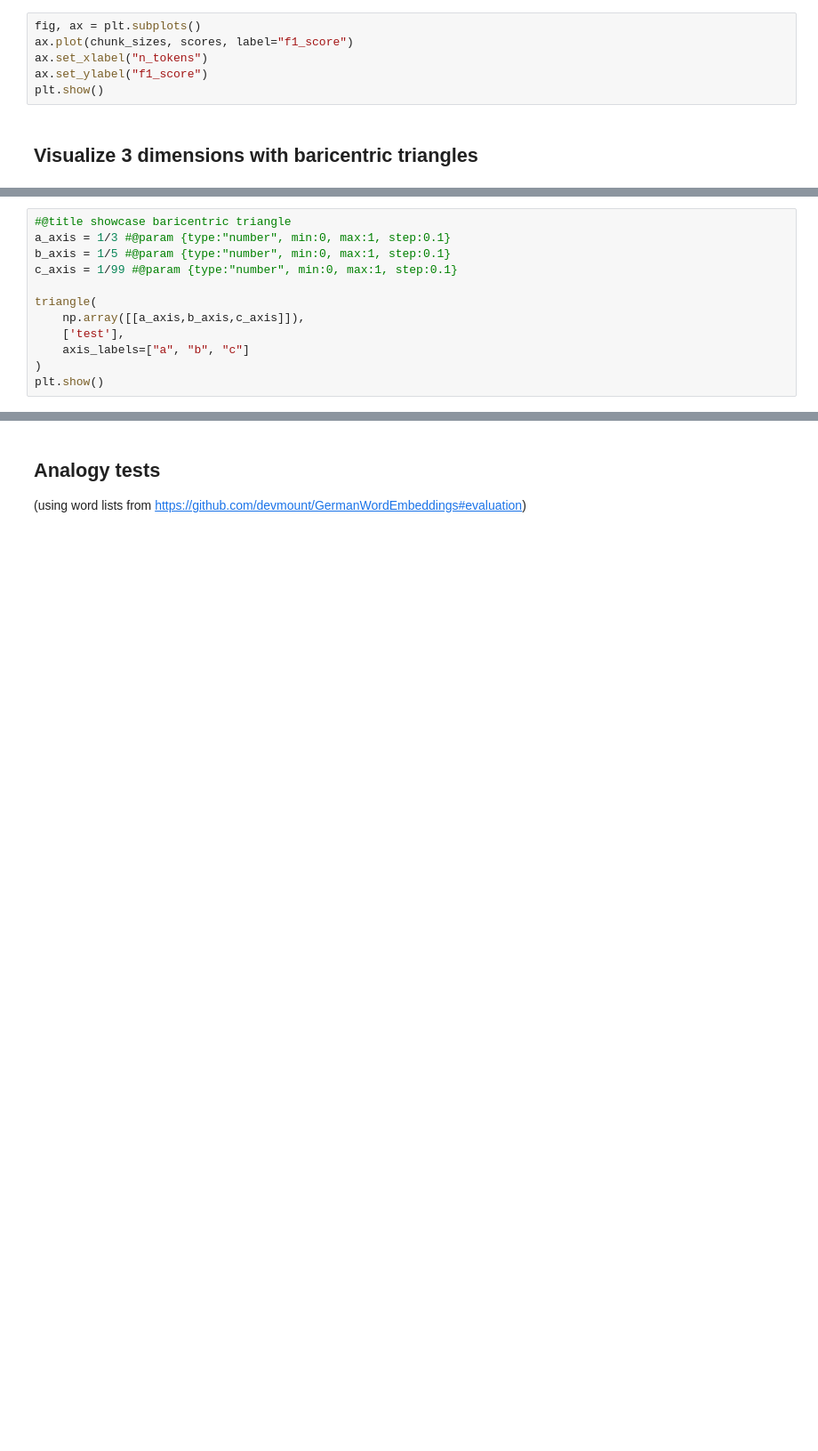
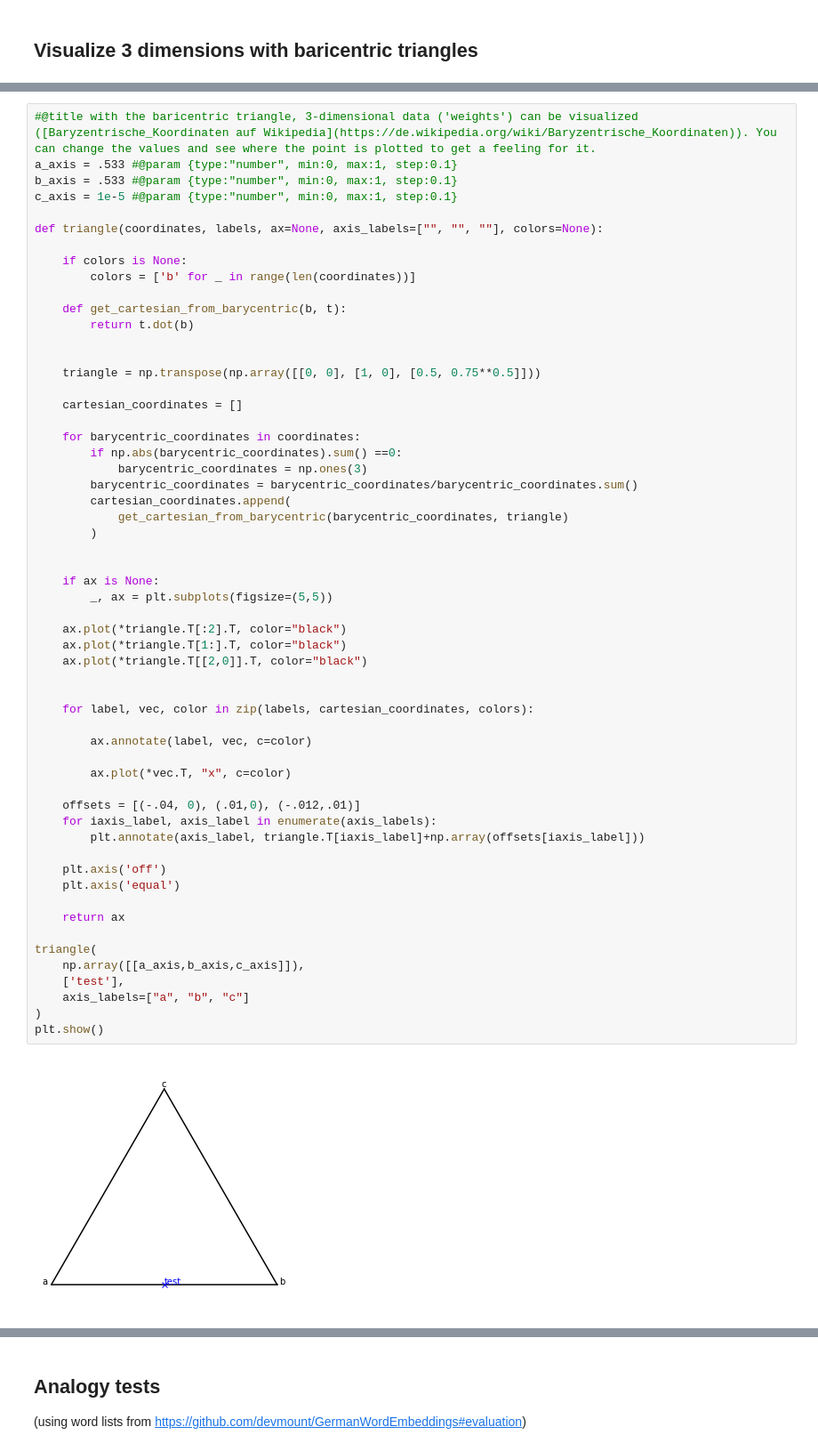
Before and after one commit to millawell/textexplorationen-in-der-digitalen-literaturwissenschaft, a Jupyter notebook: code/02-Textrepräsentationen.ipynb, the cells around one changed output, grey strips where cells are left out. Shown at 89% size. Cells and saved outputs as stored; diff of their text form; blank space fills up the shorter version.

```diff
--- a/code/02-Textrepräsentationen.ipynb
+++ b/code/02-Textrepräsentationen.ipynb
@@ -229,8 +288,2 @@ for chunk_size in chunk_sizes:
-# %%
-fig, ax = plt.subplots()
-ax.plot(chunk_sizes, scores, label="f1_score")
-ax.set_xlabel("n_tokens")
-ax.set_ylabel("f1_score")
-plt.show()
 # %% [markdown]
 ## Visualize 3 dimensions with baricentric triangles
@@ -282,13 +290,60 @@ def triangle(coordinates, labels, ax=None, axis_labels=["", "", ""], colors=None
 # %%
-#@title showcase baricentric triangle
-a_axis = 1/3 #@param {type:"number", min:0, max:1, step:0.1}
-b_axis = 1/5 #@param {type:"number", min:0, max:1, step:0.1}
-c_axis = 1/99 #@param {type:"number", min:0, max:1, step:0.1}
+#@title with the baricentric triangle, 3-dimensional data ('weights') can be visualized ([Baryzentrische_Koordinaten auf Wikipedia](https://de.wikipedia.org/wiki/Baryzentrische_Koordinaten)). You can change the values and see where the point is plotted to get a feeling for it.
+a_axis = .533 #@param {type:"number", min:0, max:1, step:0.1}
+b_axis = .533 #@param {type:"number", min:0, max:1, step:0.1}
+c_axis = 1e-5 #@param {type:"number", min:0, max:1, step:0.1}
+
+def triangle(coordinates, labels, ax=None, axis_labels=["", "", ""], colors=None):
+
+    if colors is None:
+        colors = ['b' for _ in range(len(coordinates))]
+
+    def get_cartesian_from_barycentric(b, t):
+        return t.dot(b)
+
+
+    triangle = np.transpose(np.array([[0, 0], [1, 0], [0.5, 0.75**0.5]]))
+
+    cartesian_coordinates = []
+
+    for barycentric_coordinates in coordinates:
+        if np.abs(barycentric_coordinates).sum() ==0:
+            barycentric_coordinates = np.ones(3)
+        barycentric_coordinates = barycentric_coordinates/barycentric_coordinates.sum()
+        cartesian_coordinates.append(
+            get_cartesian_from_barycentric(barycentric_coordinates, triangle)
+        )
+
+
+    if ax is None:
+        _, ax = plt.subplots(figsize=(5,5))
+
+    ax.plot(*triangle.T[:2].T, color="black")
+    ax.plot(*triangle.T[1:].T, color="black")
+    ax.plot(*triangle.T[[2,0]].T, color="black")
+
+
+    for label, vec, color in zip(labels, cartesian_coordinates, colors):
+
+        ax.annotate(label, vec, c=color)
+
+        ax.plot(*vec.T, "x", c=color)
+
+    offsets = [(-.04, 0), (.01,0), (-.012,.01)]
+    for iaxis_label, axis_label in enumerate(axis_labels):
+        plt.annotate(axis_label, triangle.T[iaxis_label]+np.array(offsets[iaxis_label]))
+
+    plt.axis('off')
+    plt.axis('equal')
+
+    return ax
 
 triangle(
     np.array([[a_axis,b_axis,c_axis]]),
     ['test'],
     axis_labels=["a", "b", "c"]
 )
 plt.show()
+# %% [output]
+[figure, added]
 # %%
```
Also changed, not shown: parts of 19 cells of this notebook.
